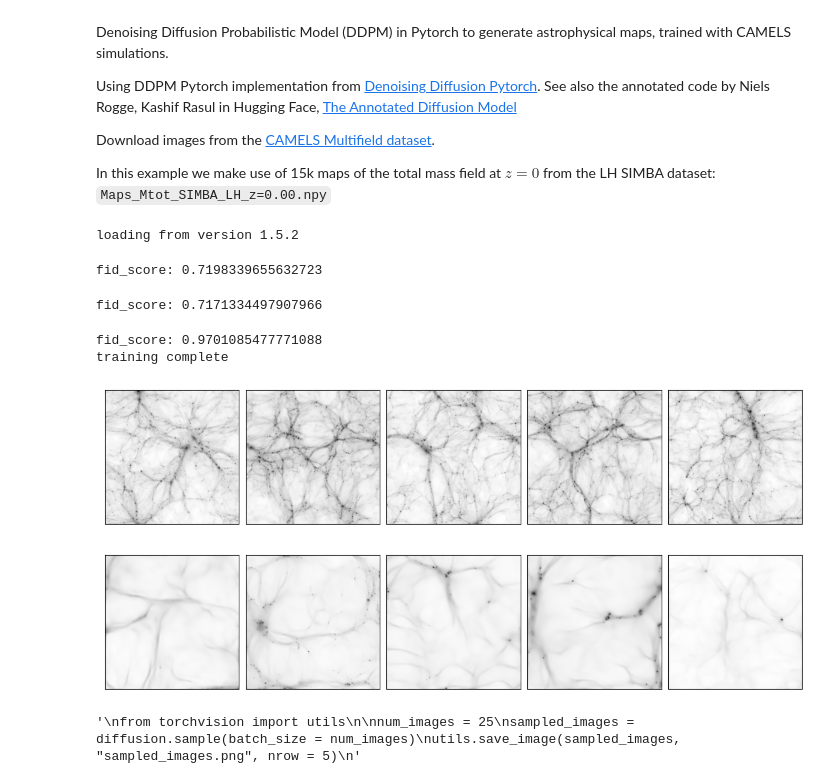
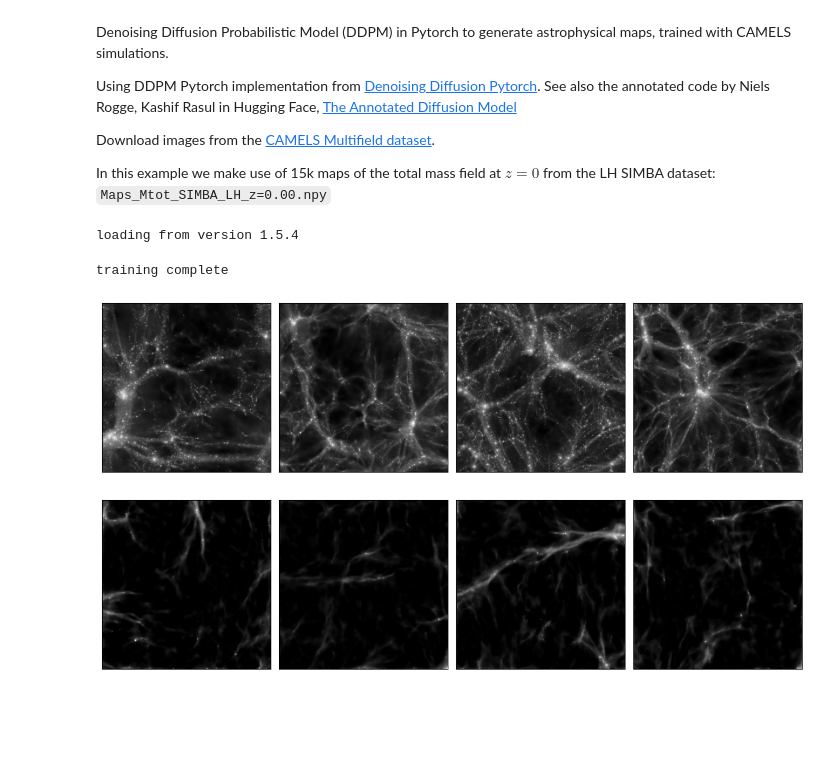
Before and after one commit to PabloVD/CosmoDiffusion, a Jupyter notebook: ddpm_camels.ipynb, the cells around one changed output. Saved outputs shown, nothing was run; the diff lists cells and outputs as text; code cells hidden in the pictures; blank space fills up the shorter version.

```diff
--- a/ddpm_camels.ipynb
+++ b/ddpm_camels.ipynb
@@ -9,10 +9,12 @@ Download images from the [CAMELS Multifield dataset](https://camels-multifield-d
 
 In this example we make use of 15k maps of the total mass field at $z=0$ from the LH SIMBA dataset: `Maps_Mtot_SIMBA_LH_z=0.00.npy`
 # %%
+import torch
+from utils import sample_plot_image
 from denoising_diffusion_pytorch import Unet, GaussianDiffusion, Trainer
 
 model = Unet(
-    dim = 64,
+    dim = 128,
     dim_mults = (1, 2, 4, 8),
     channels = 1
 )
@@ -38,61 +40,25 @@ trainer = Trainer(
 )
 
 # Uncomment to load previous milestone
-trainer.load("7")
+trainer.load("10")
 # %% [output]
-loading from version 1.5.2
+loading from version 1.5.4
 # %%
 trainer.train()
 # %% [output]
-fid_score: 0.7198339655632723
+training complete
-fid_score: 0.7171334497907966
-fid_score: 0.9701085477771088
-training complete
 # %%
-import numpy as np
-import torch
-import matplotlib.pyplot as plt
-
-# name of the file
-fmaps = 'CAMELS_data/Maps_Mtot_SIMBA_LH_z=0.00.npy'
-# read the data
-dataset = np.load(fmaps)
-# Transform to logarithmic mapping and normalize images
-dataset = np.log10(dataset)
-dataset = torch.tensor(dataset)
-
-def sample_plot_image(sampled_images):
-
-    num_images = sampled_images.shape[0]
-    fig = plt.figure(figsize=(15,15))
-    plt.axis('off')
-
-    for j in range(num_images):
-        plt.subplot(1, num_images, j+1)
-        plt.xticks([], [])
-        plt.yticks([], [])
-        plt.imshow(sampled_images[j].detach().cpu().squeeze(),cmap="Greys")
-    plt.subplots_adjust(wspace=0.05)
-    plt.show()
-
-num_images = 5
-
 # Sampled images from dataset
-sample_plot_image(dataset[:num_images])
-
-# Sampled images from diffusion model (need to multiply by -1, why?)
-sampled_images = -diffusion.sample(batch_size = num_images)
-sample_plot_image(sampled_images)
+imgs_real = torch.cat([diffusion.unnormalize(trainer.ds[i]) for i in range(0,4)])
+sample_plot_image(imgs_real, num_images=4)
 # %% [output]
-[figure, old version]
+[figure, new version]
-[figure, removed]
-# %%
-"""
-from torchvision import utils
-
-num_images = 25
-sampled_images = diffusion.sample(batch_size = num_images)
-utils.save_image(sampled_images, "sampled_images.png", nrow = 5)
-"""
-# %% [output]
-'\nfrom torchvision import utils\n\nnum_images = 25\nsampled_images = diffusion.sample(batch_size = num_images)\nutils.save_image(sampled_images, "sampled_images.png", nrow = 5)\n'
+# %%
+# Show some sample images from DDPM
+diffusion.model.eval()
+with torch.no_grad():
+    sampled_images = diffusion.sample(batch_size = 4)
+imgs_gen = sampled_images.cpu().detach().squeeze()
+sample_plot_image(imgs_gen, num_images=4)
+# %% [output]
+[figure, added]
```
Also changed, not shown: 3 other files.
